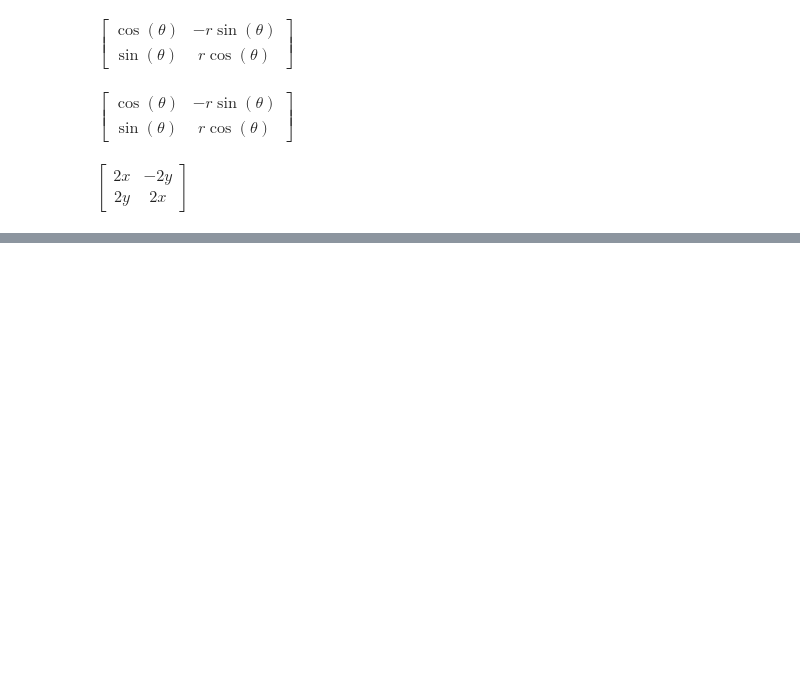
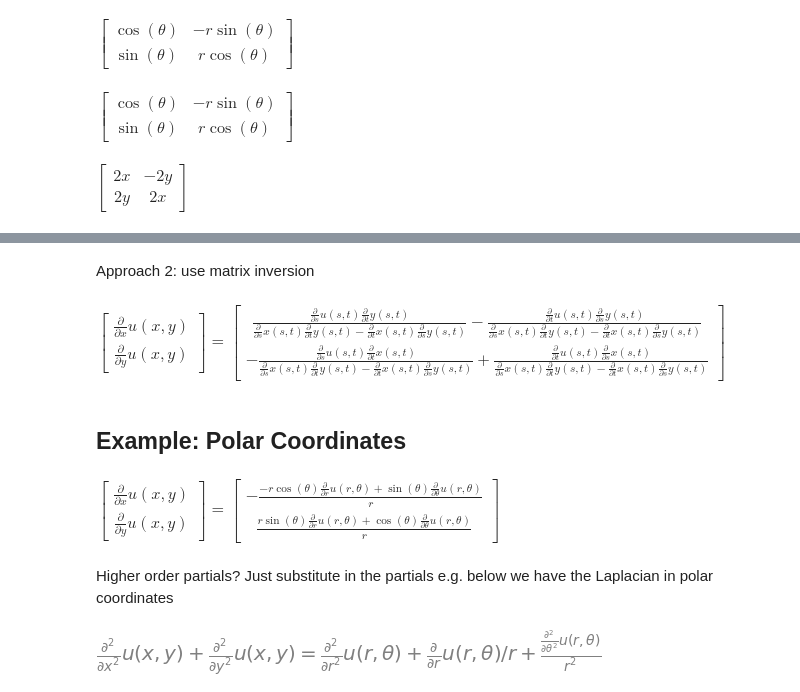
Before and after one commit to mattmcd/PyBayes, a Jupyter notebook: scripts/journal_20230826_multivariate_calculus.ipynb, the cells around one changed output, grey strips where cells are left out. Drawn from its saved outputs; the diff is of its cells as text; code cells hidden in the pictures; blank space fills up the shorter version.

```diff
--- a/scripts/journal_20230826_multivariate_calculus.ipynb
+++ b/scripts/journal_20230826_multivariate_calculus.ipynb
@@ -130,0 +134,7 @@ $\displaystyle \left[\begin{matrix}2 x & - 2 y\\2 y & 2 x\end{matrix}\right]$
+# %%
+u, x_f, y_f = sp.symbols('u x y', cls=sp.Function)
+x, y, s, t, r, q = sp.symbols('x y s t r theta', real=True)
+f_s, g_s, Df_s, Dg_s = sp.symbols('f g Df Dg', real=True)
+# %%
+f = sp.Matrix([u(x, y)])
+sp.Eq(f_s, sp.UnevaluatedExpr(f))
@@ -130,0 +147,3 @@ $\displaystyle \left[\begin{matrix}2 x & - 2 y\\2 y & 2 x\end{matrix}\right]$
+# %%
+g = sp.Matrix([x_f(s, t), y_f(s, t)])
+sp.Eq(g_s, sp.UnevaluatedExpr(g))
@@ -130,0 +187,31 @@ $\displaystyle \left[\begin{matrix}2 x & - 2 y\\2 y & 2 x\end{matrix}\right]$
+# %% [markdown]
+Approach 2: use matrix inversion
+# %%
+sp.Eq(f.jacobian([x, y]).T, (f.jacobian([x, y]).subs({x: s, y: t}) @ g.jacobian([s, t]).inv()).T)
+# %% [output]
+$\displaystyle \left[\begin{matrix}\frac{\partial}{\partial x} u{\left(x,y \right)}\\\frac{\partial}{\partial y} u{\left(x,y \right)}\end{matrix}\right] = \left[\begin{matrix}\frac{\frac{\partial}{\partial s} u{\left(s,t \right)} \frac{\partial}{\partial t} y{\left(s,t \right)}}{\frac{\partial}{\partial s} x{\left(s,t \right)} \frac{\partial}{\partial t} y{\left(s,t \right)} - \frac{\partial}{\partial t} x{\left(s,t \right)} \frac{\partial}{\partial s} y{\left(s,t \right)}} - \frac{\frac{\partial}{\partial t} u{\left(s,t \right)} \frac{\partial}{\partial s} y{\left(s,t \right)}}{\frac{\partial}{\partial s} x{\left(s,t \right)} \frac{\partial}{\partial t} y{\left(s,t \right)} - \frac{\partial}{\partial t} x{\left(s,t \right)} \frac{\partial}{\partial s} y{\left(s,t \right)}}\\- \frac{\frac{\partial}{\partial s} u{\left(s,t \right)} \frac{\partial}{\partial t} x{\left(s,t \right)}}{\frac{\partial}{\partial s} x{\left(s,t \right)} \frac{\partial}{\partial t} y{\left(s,t \right)} - \frac{\partial}{\partial t} x{\left(s,t \right)} \frac{\partial}{\partial s} y{\left(s,t \right)}} + \frac{\frac{\partial}{\partial t} u{\left(s,t \right)} \frac{\partial}{\partial s} x{\left(s,t \right)}}{\frac{\partial}{\partial s} x{\left(s,t \right)} \frac{\partial}{\partial t} y{\left(s,t \right)} - \frac{\partial}{\partial t} x{\left(s,t \right)} \frac{\partial}{\partial s} y{\left(s,t \right)}}\end{matrix}\right]$
+# %% [markdown]
+## Example: Polar Coordinates
+# %%
+eqn_polar = sp.Eq(
+    f.jacobian([x, y]).T,
+    (g.jacobian([s, t]).inv().T @ f.jacobian([x, y]).subs({x: s, y: t}).T).subs(
+        {x_f(s, t): s*sp.cos(t), y_f(s, t): s*sp.sin(t)}
+    ).applyfunc(lambda e: sp.trigsimp(sp.simplify(e))).subs({s:r, t:q})
+)
+eqn_polar
+# %% [output]
+$\displaystyle \left[\begin{matrix}\frac{\partial}{\partial x} u{\left(x,y \right)}\\\frac{\partial}{\partial y} u{\left(x,y \right)}\end{matrix}\right] = \left[\begin{matrix}- \frac{- r \cos{\left(\theta \right)} \frac{\partial}{\partial r} u{\left(r,\theta \right)} + \sin{\left(\theta \right)} \frac{\partial}{\partial \theta} u{\left(r,\theta \right)}}{r}\\\frac{r \sin{\left(\theta \right)} \frac{\partial}{\partial r} u{\left(r,\theta \right)} + \cos{\left(\theta \right)} \frac{\partial}{\partial \theta} u{\left(r,\theta \right)}}{r}\end{matrix}\right]$
+# %% [markdown]
+Higher order partials?  Just substitute in the partials e.g. below we have the Laplacian in polar coordinates
+# %%
+sp.Eq(
+    eqn_polar.lhs[0].subs({u(x, y): eqn_polar.lhs[0]}) + eqn_polar.lhs[1].subs({u(x, y): eqn_polar.lhs[1]}),
+    sp.trigsimp(
+        (
+            eqn_polar.rhs[0].subs({u(r, q): eqn_polar.rhs[0]}) + eqn_polar.rhs[1].subs({u(r, q): eqn_polar.rhs[1]})
+        ).simplify().expand()
+    )
+)
+# %% [output]
+[figure, added]
```
Also changed, not shown: parts of 13 cells of this notebook, 2 other files.
